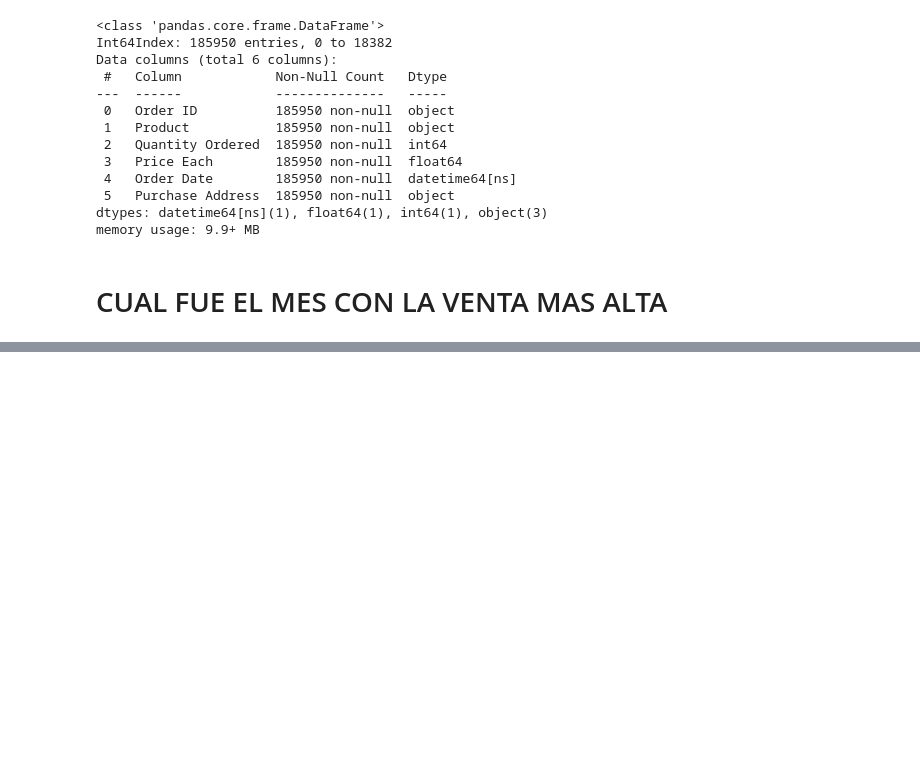
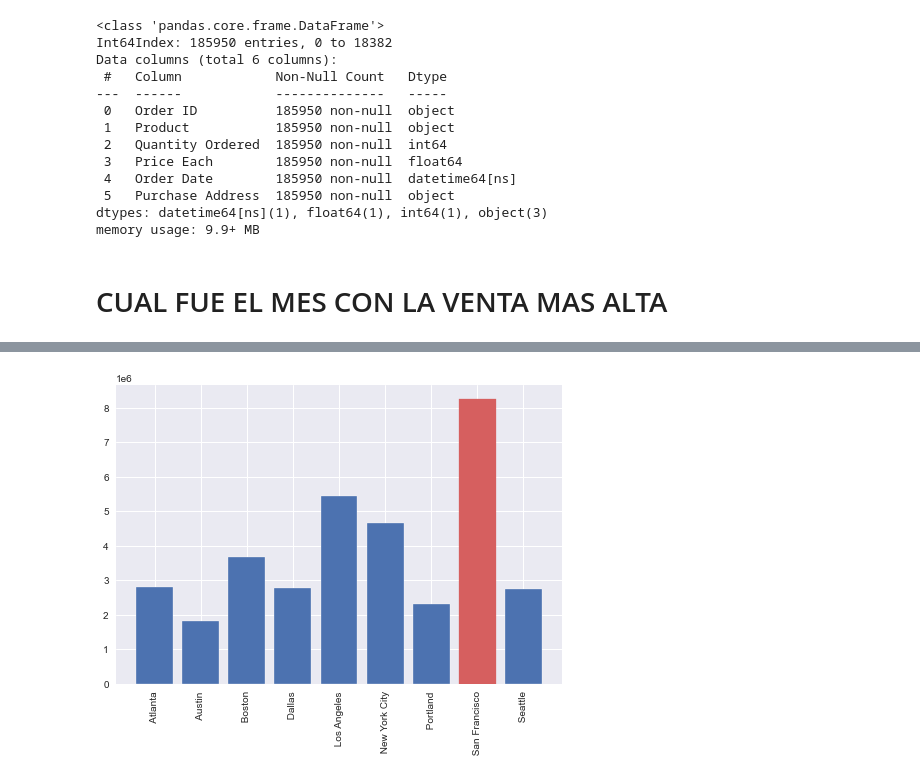
Before and after one commit to bluesfer2007/post_tmaxec, a Jupyter notebook: sales/sales.ipynb, the cells around one changed output, grey strips where cells are left out. Drawn from its saved outputs; the diff is of its cells as text; code cells hidden in the pictures; blank space fills up the shorter version.

```diff
--- a/sales/sales.ipynb
+++ b/sales/sales.ipynb
@@ -189,0 +168,3 @@ df.head()
+# %%
+df['Ciudad']=df['Purchase Address'].apply(lambda x: x.split(',')[1])
+df.head()
@@ -189,0 +178,12 @@ df.head()
+# %%
+#grafica para ver la ciudad
+df_ciudad=df.groupby('Ciudad').sum()
+
+df_ciudad=df_ciudad.reset_index()
+# %%
+bars=plt.bar(df_ciudad['Ciudad'], df_ciudad['Total_Ventas'])
+plt.xticks(rotation=90)
+bars[7].set_color('r')
+plt.show()
+# %% [output]
+[figure, added]
```
Also changed, not shown: parts of 18 cells of this notebook.
